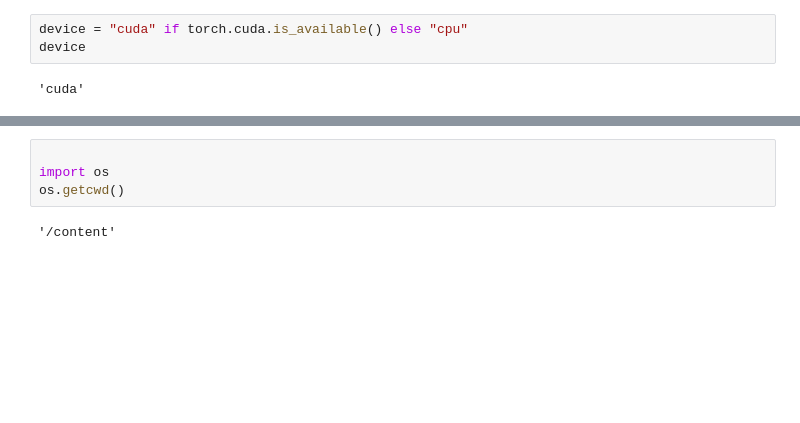
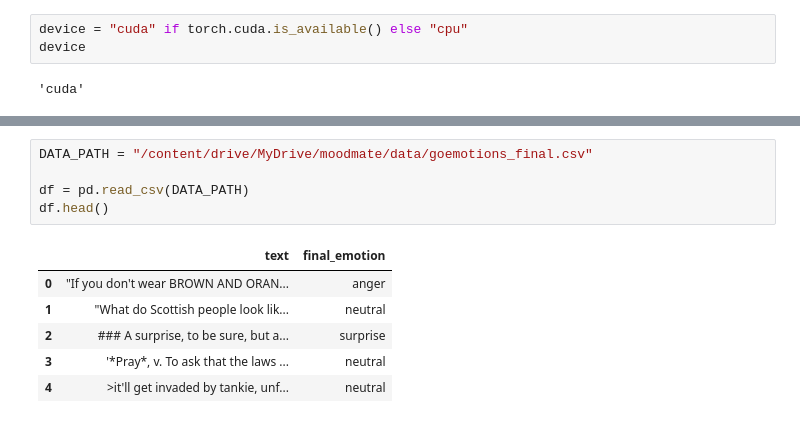
Before and after one commit to nyarderr/moodmate, a Jupyter notebook: evaluation/evaluation_emotion_classifier.ipynb, the cells around one changed output, grey strips where cells are left out. Drawn from its saved outputs; the diff is of its cells as text; blank space fills up the shorter version.

```diff
--- a/evaluation/evaluation_emotion_classifier.ipynb
+++ b/evaluation/evaluation_emotion_classifier.ipynb
@@ -55,6 +57,12 @@ Sat Dec 13 17:17:09 2025
-# %%
-
-import os
-os.getcwd()
-# %% [output]
-'/content'
+# %%
+DATA_PATH = "/content/drive/MyDrive/moodmate/data/goemotions_final.csv"
+
+df = pd.read_csv(DATA_PATH)
+df.head()
+# %% [output]
+|  | text | final_emotion |
+| 0 | "If you don't wear BROWN AND ORAN... | anger |
+| 1 | "What do Scottish people look lik... | neutral |
+| 2 | ### A surprise, to be sure, but a... | surprise |
+| 3 | '*Pray*, v. To ask that the laws ... | neutral |
+| 4 | >it'll get invaded by tankie, unf... | neutral |
```
Also changed, not shown: parts of 10 cells of this notebook.
